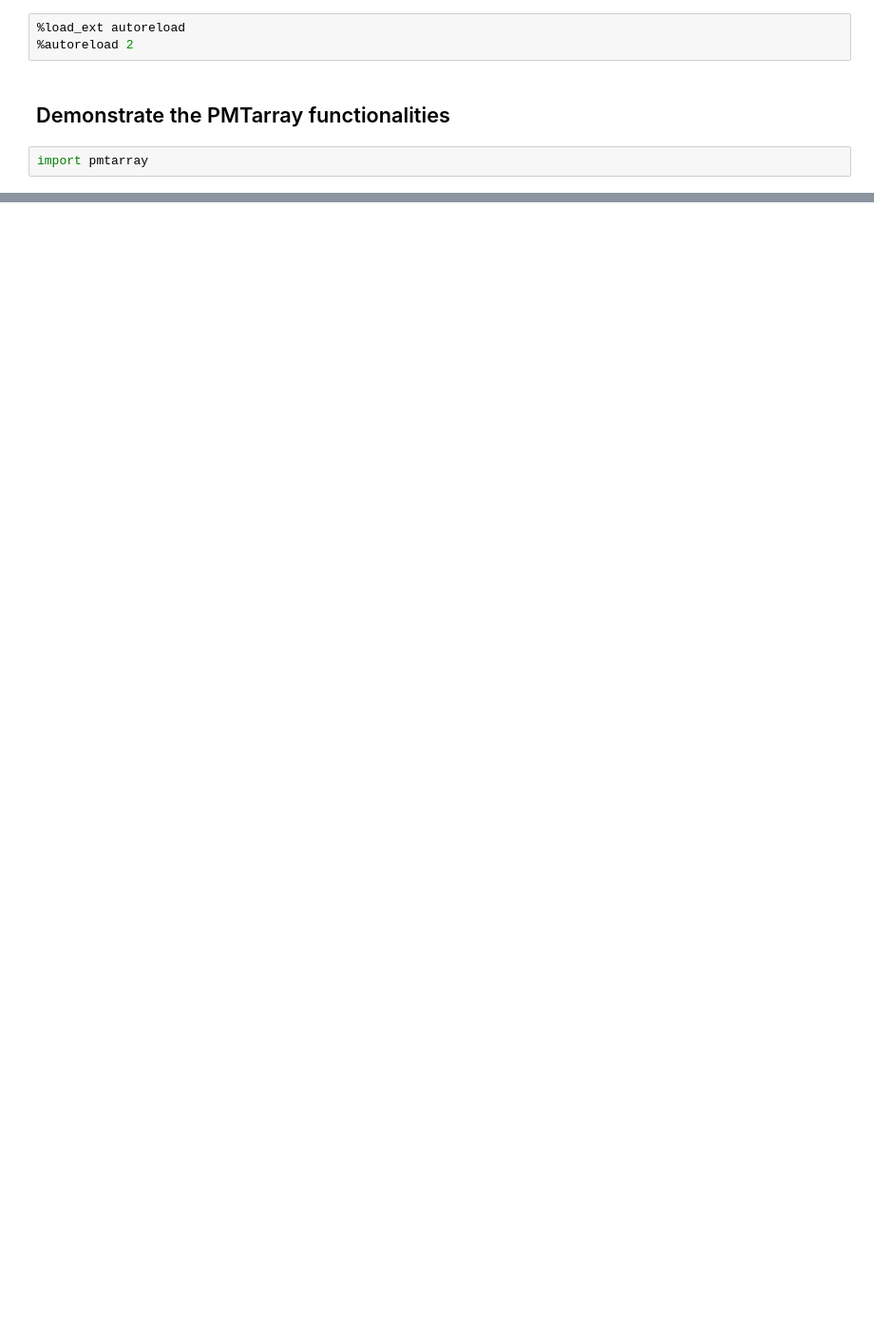
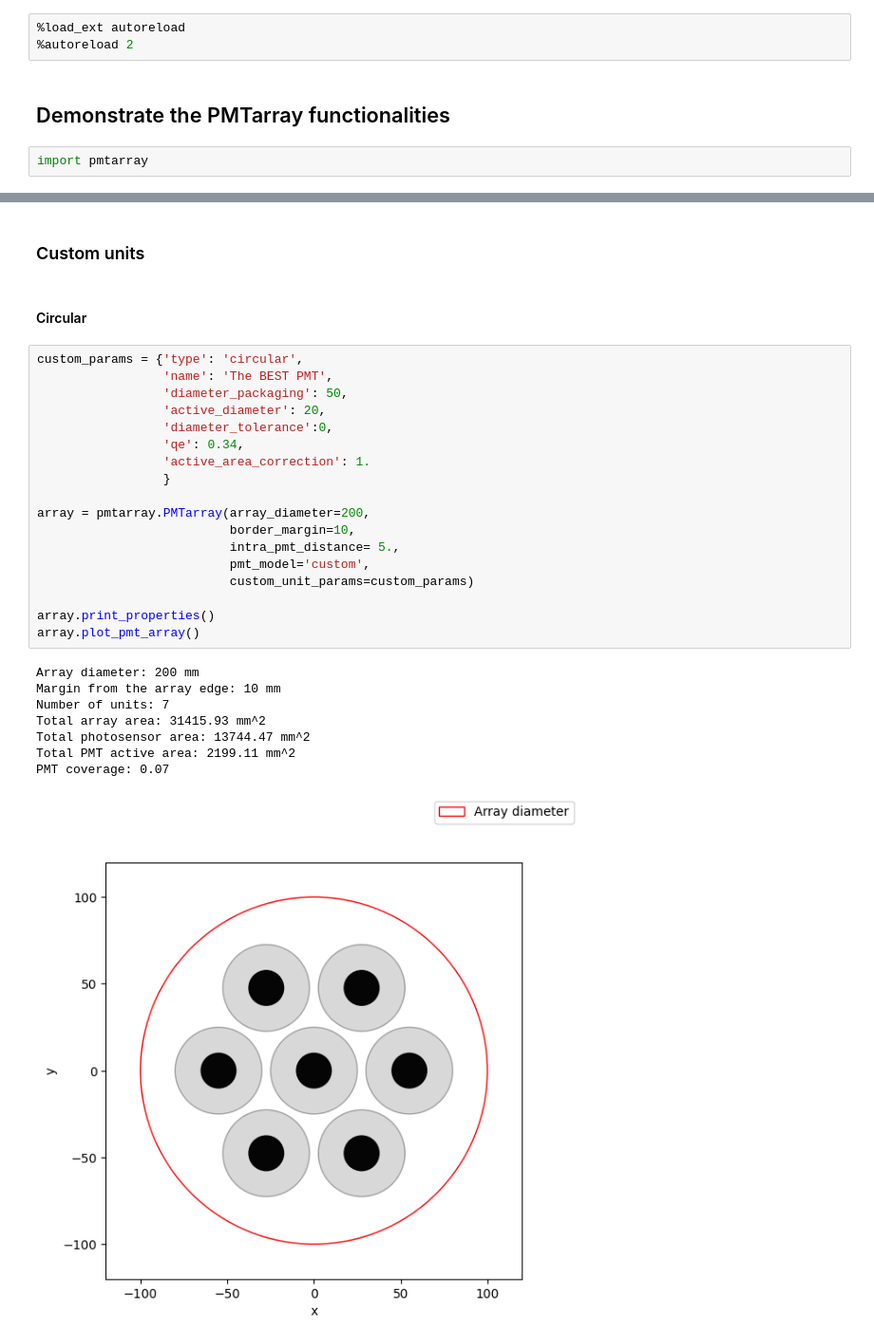
Before and after one commit to ricmperes/pmtarray, a Jupyter notebook: notebooks/PMTarray.ipynb, the cells around one changed output, grey strips where cells are left out. Shown at 95% size. Drawn from its saved outputs; the diff is of its cells as text; blank space fills up the shorter version.

```diff
--- a/notebooks/PMTarray.ipynb
+++ b/notebooks/PMTarray.ipynb
@@ -46,0 +46,31 @@ centres = np.vstack((array.hex_array_centers_x,
+# %% [markdown]
+### Custom units
+# %% [markdown]
+#### Circular
+# %%
+custom_params = {'type': 'circular',
+                 'name': 'The BEST PMT',
+                 'diameter_packaging': 50,
+                 'active_diameter': 20,
+                 'diameter_tolerance':0,
+                 'qe': 0.34,
+                 'active_area_correction': 1.
+                 }
+
+array = pmtarray.PMTarray(array_diameter=200,
+                          border_margin=10,
+                          intra_pmt_distance= 5.,
+                          pmt_model='custom',
+                          custom_unit_params=custom_params)
+
+array.print_properties()
+array.plot_pmt_array()
+# %% [output]
+Array diameter: 200 mm
+Margin from the array edge: 10 mm
+Number of units: 7
+Total array area: 31415.93 mm^2
+Total photosensor area: 13744.47 mm^2
+Total PMT active area: 2199.11 mm^2
+PMT coverage: 0.07
+[figure, added]
```
Also changed, not shown: parts of 6 cells of this notebook, 3 other files.
